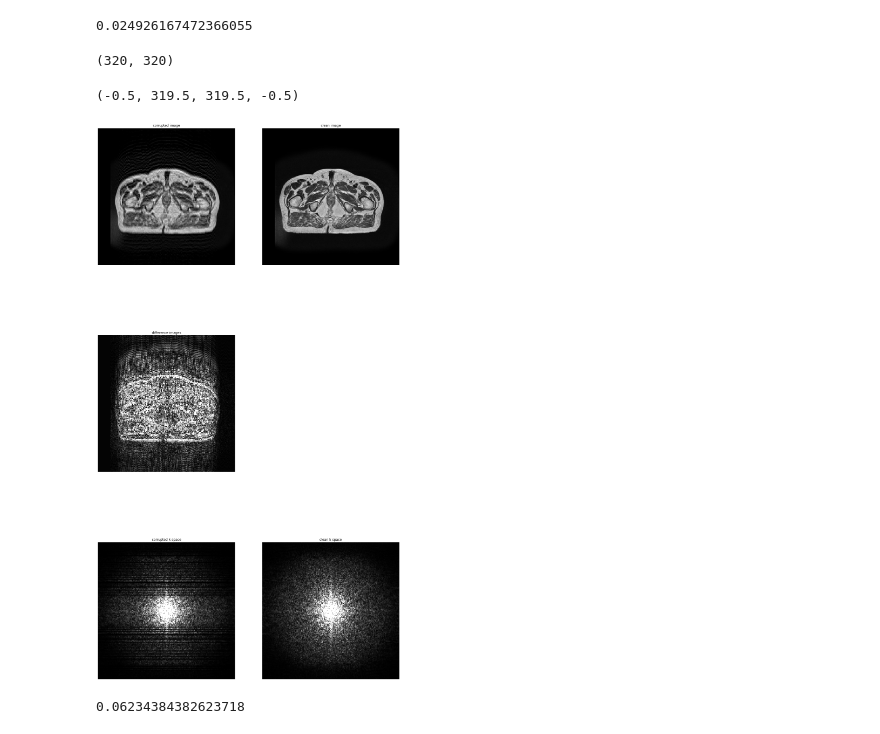
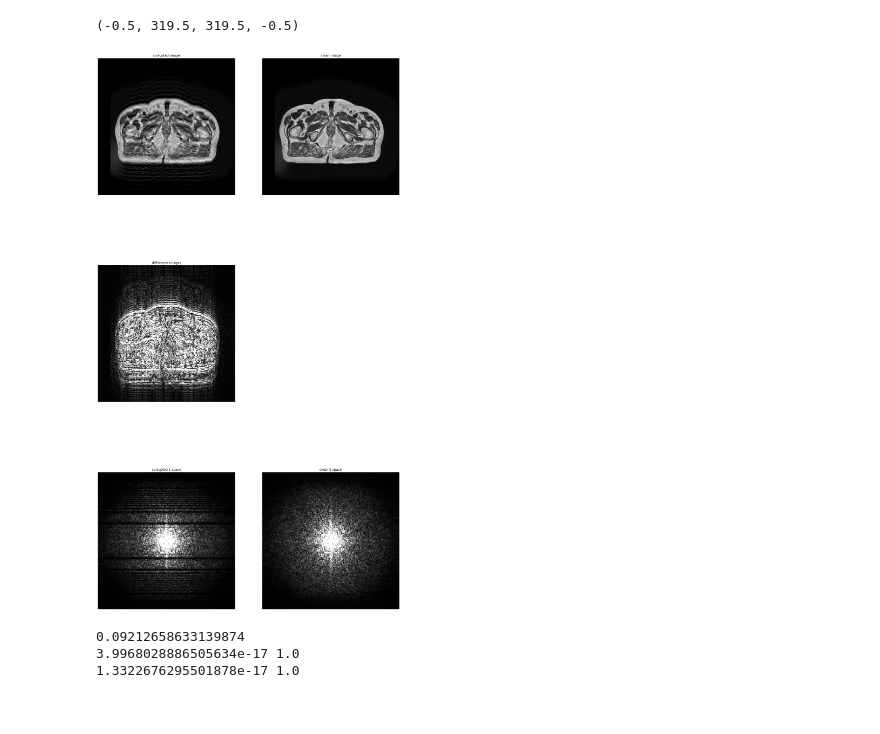
Before and after one commit to SimoneRuiter/artefacts, a Jupyter notebook: Periodic motion.ipynb, the cells around one changed output. Drawn from its saved outputs; the diff is of its cells as text; code cells hidden in the pictures.

```diff
--- a/Periodic motion.ipynb
+++ b/Periodic motion.ipynb
@@ -260,18 +21,8 @@ ax.axis('off')
-# %%
-from sklearn.metrics import mean_squared_error
-mean_squared_error(image, img)
-# %% [output]
-0.024926167472366055
-# %%
-kspace = transform_image_to_kspace(image)
-kspace.shape
-# %% [output]
-(320, 320)
 # %%
-def simulate_breath_sine(image):
-    dim = image.shape
-    x = np.arange(0, image.shape[1])
-    y = np.arange(0, image.shape[0])
+def simulate_breath_sine(kspace):
+    dim = kspace.shape
+    x = np.arange(0, kspace.shape[1])
+    y = np.arange(0, kspace.shape[0])
     xx, yy = np.meshgrid(x, y)
 
     # Respiratory Frequency (alpha)
@@ -284,30 +35,34 @@ def simulate_breath_sine(image):
     Start = round(0.5*dim[0]);
 
     # Make periodical motion
-    Resp_sig = np.arange(0, image.shape[0])
-    Resp_sig = dPos*np.sin(-2*np.pi*rHz*Resp_sig/image.shape[0] + Phase)
+    Resp_sig = np.arange(0, kspace.shape[0])
+    Resp_sig = dPos*np.sin(-2*np.pi*rHz*Resp_sig/kspace.shape[0] + Phase)
     #     Resp_sig((dim(1)-Start-1):end) = 0;
     #     Resp_sig = circshift(Resp_sig, [0 Start]);
-    Resp_sig = np.reshape(Resp_sig, (image.shape[0], 1))
+    Resp_sig = np.reshape(Resp_sig, (kspace.shape[0], 1))
     #     Resp_sig(restp) = Resp_sig;
 
     #     pos_change_x(:,:,jj) = repmat(Resp_sig, [1 size(in,2)]);
-    pos_change_x = np.tile(Resp_sig, [1, image.shape[1]])
+    pos_change_x = np.tile(Resp_sig, [1, kspace.shape[1]])
 
     # end
 
     # No motion in the center of k-space
-    xc_min = round(image.shape[0]/2 - round(0.1*image.shape[0]))
-    xc_max = round(image.shape[0]/2 + round(0.1*image.shape[0]))
+    xc_min = round(kspace.shape[0]/2 - round(0.1*kspace.shape[0]))
+    xc_max = round(kspace.shape[0]/2 + round(0.1*kspace.shape[0]))
     pos_change_x[xc_min:xc_max, :] = 0
 
 
     # Add phase error to k-space
-    y = shift_PE(image, pos_change_x)
+    #y = shift_PE(image, pos_change_x)
+    phasey = (yy - kspace.shape[0]/2)
+    phasey = 2*np.pi*pos_change_x*phasey/kspace.shape[1]
+    phase = np.exp(phasey*1j)
+    kspace = kspace*phase
 
-    y = (y - np.mean(y)) / np.std(y)
+    #y = (y - np.mean(y)) / np.std(y)
 
     #return y, pos_change_x
-    return y
+    return kspace
 # %%
 def shift_PE(image, posy):
@@ -325,7 +80,10 @@ def shift_PE(image, posy):
 # %%
 # plotting
 
-img = simulate_breath_sine(image)
+kspace = transform_image_to_kspace(image)
+kspace_sin = simulate_breath_sine(kspace)
+img = transform_kspace_to_image(kspace_sin)
+img = (img - np.mean(img)) / np.std(img)
 
 hr = image
 lr = img
@@ -340,38 +98,43 @@ lr = (lr - np.mean(lr)) / np.std(lr)
 hr = (hr - np.mean(hr)) / np.std(hr)
 
 vmx = np.max(hr)
 vmn = np.min(hr)
 dmx = 0.5
 kmx = 0.01
 
 fig = plt.figure(figsize=(20, 40))
 ax = fig.add_subplot(3, 2, 1)
 ax.imshow(lr, interpolation='none', cmap='gist_gray', vmin=vmn, vmax=vmx)
 ax.set_title("corrupted image")
 ax.axis('off')
 ax = fig.add_subplot(3, 2, 2)
 ax.imshow(hr, interpolation='none', cmap='gist_gray', vmin=vmn, vmax=vmx)
 ax.set_title("clean image")
 ax.axis('off')
 ax = fig.add_subplot(3, 2, 3)
 ax.imshow(np.abs(lr - hr), interpolation='none', cmap='gist_gray', vmin=0, vmax=dmx)
 ax.set_title("difference images")
 ax.axis('off')
 ax = fig.add_subplot(3, 2, 5)
 ax.imshow(k_lr, interpolation='none', cmap='gist_gray', vmin=0, vmax=kmx)
 ax.set_title("corrupted k space")
 ax.axis('off')
 ax = fig.add_subplot(3, 2, 6)
 ax.imshow(k_hr, interpolation='none', cmap='gist_gray', vmin=0, vmax=kmx)
 ax.set_title("clean k space")
 ax.axis('off')
 # %% [output]
 (-0.5, 319.5, 319.5, -0.5)
-[figure, old version]
+[figure, new version]
 # %%
-mean_squared_error(image, img)
+from sklearn.metrics import mean_squared_error
+print(mean_squared_error(image, img))
+print(np.mean(image), np.std(image))
+print(np.mean(img), np.std(img))
 # %% [output]
-0.06234384382623718
+0.09212658633139874
+3.9968028886505634e-17 1.0
+1.3322676295501878e-17 1.0
 # %%
 # the artefacts should be well-balanced in terms of MSE
 
```
Also changed, not shown: parts of 15 cells of this notebook, 6 other files.
